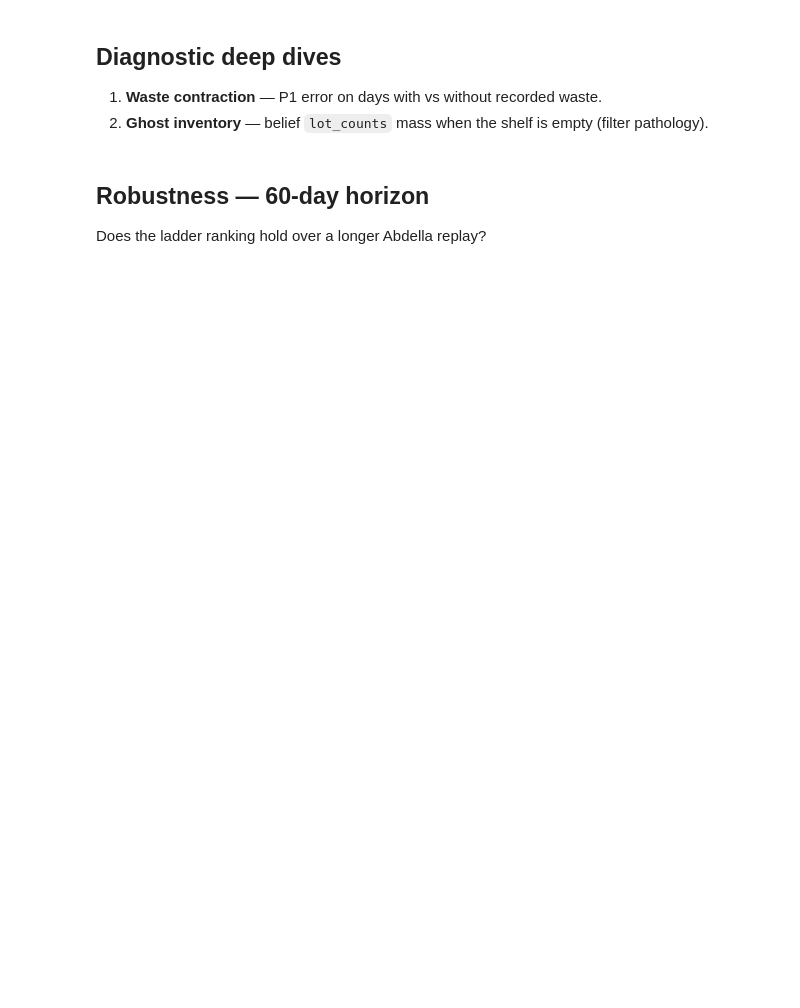
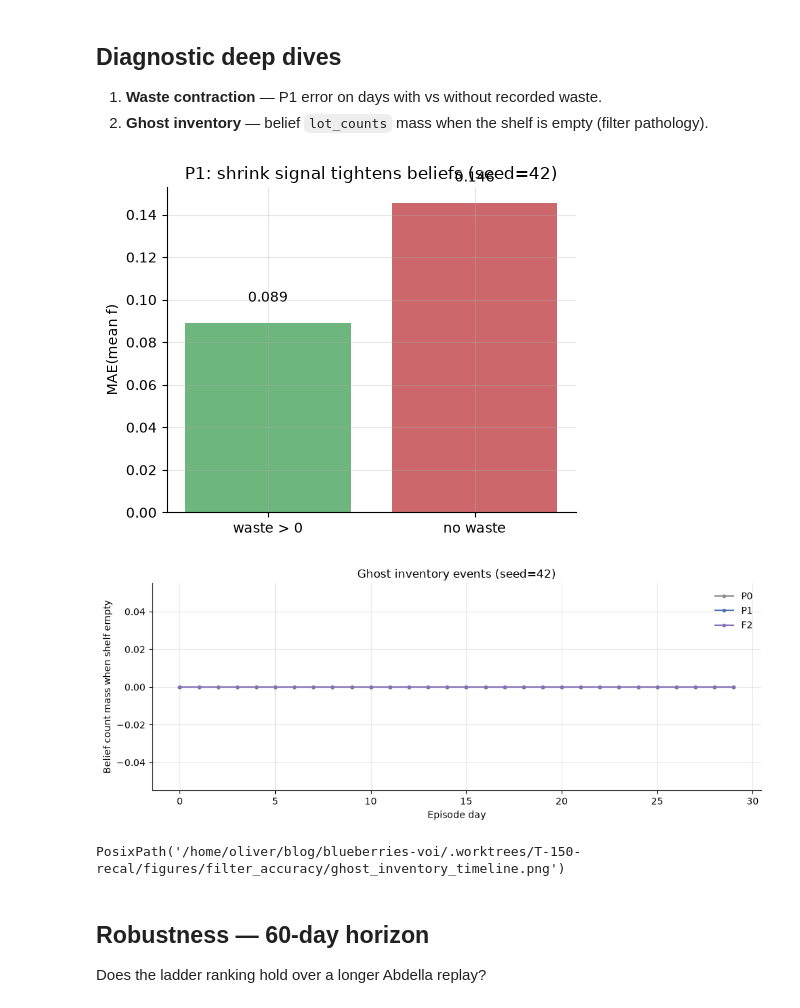
Before and after one commit to OliverEvans96/blueberries-voi, a Jupyter notebook: notebooks/13_filter_accuracy_knowledge_ladder.ipynb, the cells around one changed output. Cells and saved outputs as stored; diff of their text form; code cells hidden in the pictures; blank space fills up the shorter version.

```diff
--- a/notebooks/13_filter_accuracy_knowledge_ladder.ipynb
+++ b/notebooks/13_filter_accuracy_knowledge_ladder.ipynb
@@ -553,28 +595,56 @@ PosixPath('/home/oliver/blog/blueberries-voi/.worktrees/filter-accuracy-notebook
 2. **Ghost inventory** — belief `lot_counts` mass when the shelf is empty (filter pathology).
 # %%
 def plot_waste_contraction(seed: int = PRIMARY_SEED) -> Path:
-    p1 = next(s for s in shards if s["seed"] == seed and s["preset"] == "P1")
-    days = p1["days"]
+    p1 = timeline[("P1", seed)]
     groups = {
-        "waste > 0": [d["abs_f_err"] for d in days if d["waste_total"] > 0],
-        "no waste": [d["abs_f_err"] for d in days if d["waste_total"] == 0],
+        "waste > 0": [d.abs_f_err for d in p1 if d.waste_total > 0],
+        "no waste": [d.abs_f_err for d in p1 if d.waste_total == 0],
     }
     fig, ax = plt.subplots(figsize=(5, 4))
     labels = list(groups.keys())
     means = [float(np.mean(groups[k])) for k in labels]
     ax.bar(labels, means, color=["#55a868", "#c44e52"], alpha=0.85)
     ax.set_ylabel("MAE(mean f)")
-    ax.set_title(f"P1: shrink vs no-shrink days (seed={seed})")
+    ax.set_title(f"P1: shrink signal tightens beliefs (seed={seed})")
     for i, m in enumerate(means):
         ax.text(i, m + 0.01, f"{m:.3f}", ha="center", fontsize=10)
     fig.tight_layout()
     out = FIG_DIR / "waste_contraction_p1.png"
     fig.savefig(out, dpi=150)
     plt.show()
     return out
 
-print("Ghost-inventory timeline skipped (empty-shelf days are not in the MAE shards).")
+
+def plot_ghost_inventory(seed: int = PRIMARY_SEED) -> Path:
+    orders, truth = orders_cache[seed]
+    fig, ax = plt.subplots(figsize=(10, 4))
+    for sc in ("P0", "P1", "F2"):
+        session = EngineSession()
+        session.init(session_config(sc), seed=seed)
+        ghost = []
+        for day, qty in enumerate(orders):
+            delta = session.step(qty)
+            on_hand = sum(int(l["n"]) for l in delta["live_lots"])
+            bel_n = float(sum(delta["belief"]["lot_counts"]))
+            ghost.append(bel_n if on_hand == 0 and bel_n > 0.5 else 0.0)
+        ax.plot(range(len(ghost)), ghost, "-o", ms=3, label=sc, color=SCENARIO_COLORS[sc])
+    ax.set_xlabel("Episode day")
+    ax.set_ylabel("Belief count mass when shelf empty")
+    ax.set_title(f"Ghost inventory events (seed={seed})")
+    ax.legend(frameon=False)
+    fig.tight_layout()
+    out = FIG_DIR / "ghost_inventory_timeline.png"
+    fig.savefig(out, dpi=150)
+    plt.show()
+    return out
+
+
 plot_waste_contraction()
+plot_ghost_inventory()
+# %% [output]
+[figure, added]
+[figure, added]
+PosixPath('/home/oliver/blog/blueberries-voi/.worktrees/T-150-recal/figures/filter_accuracy/ghost_inventory_timeline.png')
 # %% [markdown]
 ## Robustness — 60-day horizon
 
```
Also changed, not shown: parts of 15 cells of this notebook, 1 other file.
